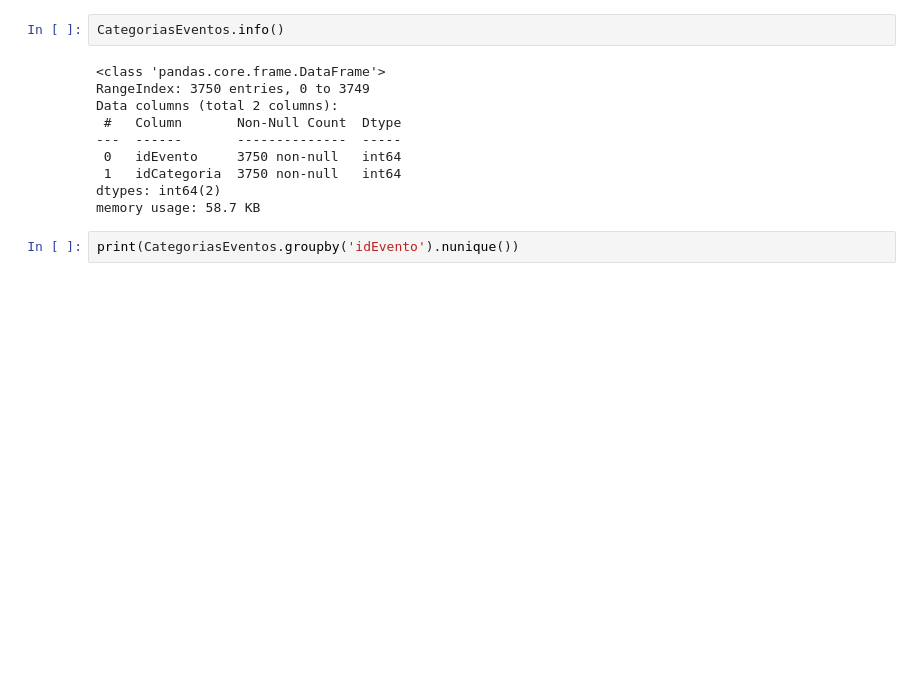
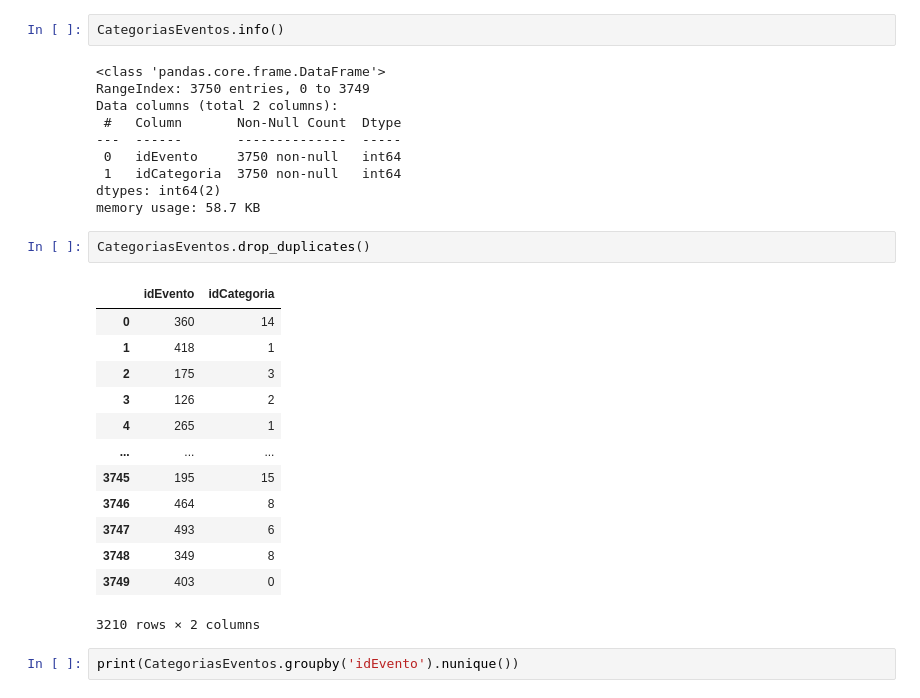
Before and after one commit to jenatance/proyectoFinal, a Jupyter notebook: src/FakeData.ipynb, the cells around one changed output. Saved outputs shown, nothing was run; the diff lists cells and outputs as text; blank space fills up the shorter version.

```diff
--- a/src/FakeData.ipynb
+++ b/src/FakeData.ipynb
@@ -175,6 +191,22 @@ Data columns (total 2 columns):
  1   idCategoria  3750 non-null   int64
 dtypes: int64(2)
 memory usage: 58.7 KB
+# %%
+CategoriasEventos.drop_duplicates()
+# %% [output]
+|  | idEvento | idCategoria |
+| 0 | 360 | 14 |
+| 1 | 418 | 1 |
+| 2 | 175 | 3 |
+| 3 | 126 | 2 |
+| 4 | 265 | 1 |
+| ... | ... | ... |
+| 3745 | 195 | 15 |
+| 3746 | 464 | 8 |
+| 3747 | 493 | 6 |
+| 3748 | 349 | 8 |
+| 3749 | 403 | 0 |
+3210 rows × 2 columns
 # %%
 print(CategoriasEventos.groupby('idEvento').nunique())
 # %% [output]
```
Also changed, not shown: parts of 6 cells of this notebook, 16 other files.
